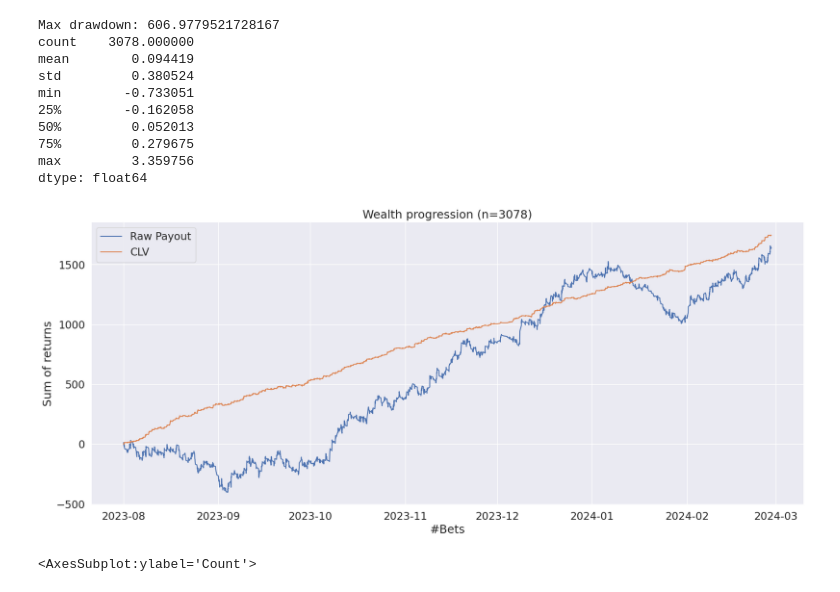
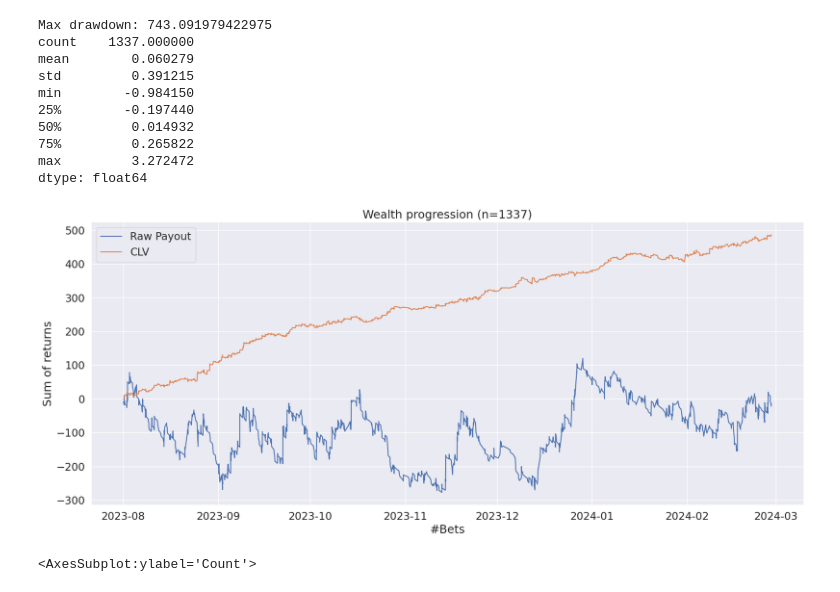
Before and after one commit to Dateb/WageringSystem, a Jupyter notebook: notebooks/Results Plotting.ipynb, the cells around one changed output. Drawn from its saved outputs; the diff is of its cells as text; code cells hidden in the pictures.

```diff
--- a/notebooks/Results Plotting.ipynb
+++ b/notebooks/Results Plotting.ipynb
@@ -80,7 +80,7 @@ with open(TEST_BETS_PATH, "rb") as f:
     test_bets = bet_result.bets
 
 test_bets = [bet for bet in test_bets if bet.payout != 0]
-test_bets = sorted(test_bets, key=lambda bet: bet.bet_offer.event_datetime)
+test_bets = sorted(test_bets, key=lambda bet: bet.bet_offer.offer_datetime)
 
 sorted_bets = [bet for bet in test_bets if bet.probability_start > 0]
 sorted_bets = sorted(sorted_bets, key=lambda bet: bet.probability_estimate / bet.probability_start)
@@ -91,44 +91,44 @@ worst_bets = sorted_bets[-30:]
 #     print(bet)
 #     print(bet.probability_estimate)
 #     print(bet.probability_start)
 #     print(bet.probability_estimate / bet.probability_start)
 
 test_bets = [bet for bet in test_bets if bet.probability_start > -1]
 
 fig, axes = plt.subplots(1, 1, figsize=(20, 8))
 
 payouts = np.array([bet.payout for bet in test_bets])
 
 max_draw_down = bet_result.max_drawdown
 
 print(f"Max drawdown: {max_draw_down}")
 
 axes.set_title(f"Wealth progression (n={len(test_bets)})")
 axes.set(xlabel="#Bets", ylabel="Sum of returns")
 
-bet_times = [bet.bet_offer.event_datetime for bet in test_bets]
+bet_times = [bet.bet_offer.offer_datetime for bet in test_bets]
 plot_cumsum_over_time(payouts, bet_times, axes, label="Raw Payout")
 # plot_cumsum_over_count(payouts, axes[0], label="Raw Payout")
 
 clv_of_bets = [bet.bet_offer.live_result.clv for bet in test_bets]
 soft_payouts = [clv * 6 for clv in clv_of_bets]
 
 print(pd.Series(clv_of_bets).describe())
 
 plot_cumsum_over_time(soft_payouts, bet_times, axes, label="CLV")
 # plot_cumsum_over_count(soft_payouts, axes[0], label="CLV")
 # %% [output]
-Max drawdown: 606.9779521728167
-count    3078.000000
-mean        0.094419
-std         0.380524
-min        -0.733051
-25%        -0.162058
-50%         0.052013
-75%         0.279675
-max         3.359756
+Max drawdown: 743.091979422975
+count    1337.000000
+mean        0.060279
+std         0.391215
+min        -0.984150
+25%        -0.197440
+50%         0.014932
+75%         0.265822
+max         3.272472
 dtype: float64
-[figure, old version]
+[figure, new version]
 # %%
 n_winners = [bet.bet_offer.n_winners for bet in test_bets]
 sns.histplot(n_winners)
```
Also changed, not shown: parts of 1 cell of this notebook, 7 other files.
